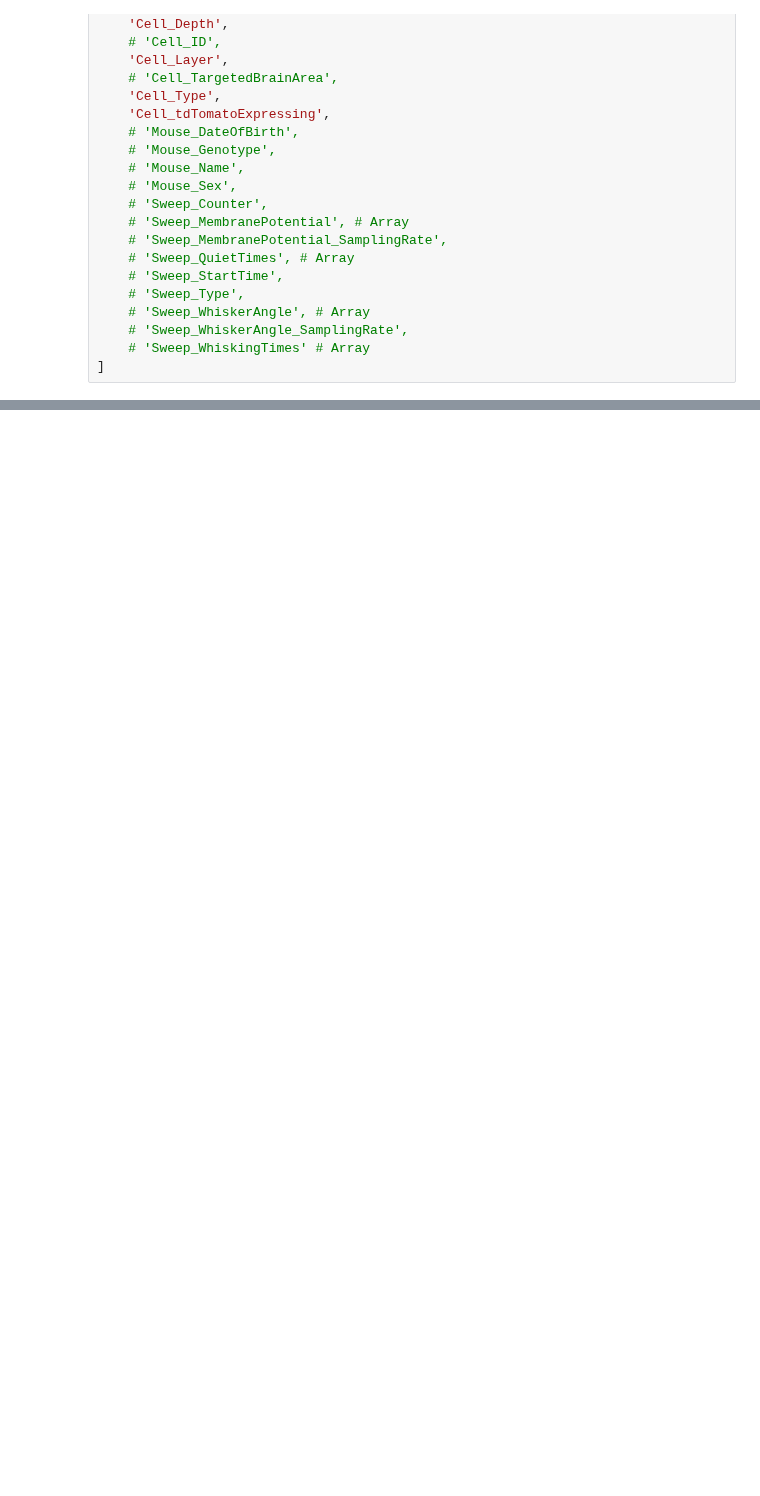
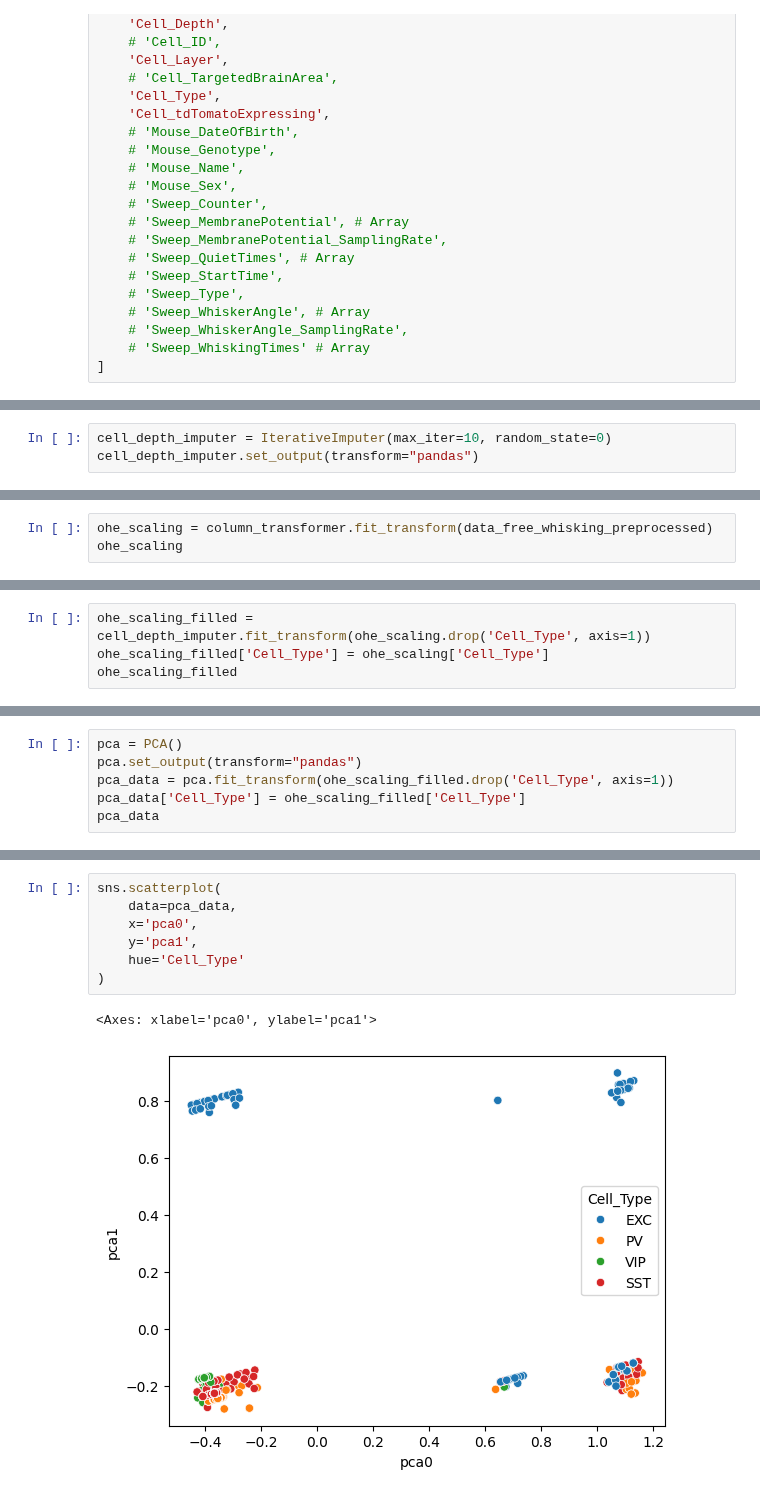
Before and after one commit to mariscoglio/bio482_cell_classifier, a Jupyter notebook: pca.ipynb, the cells around one changed output, grey strips where cells are left out. Cells and saved outputs as stored; diff of their text form; blank space fills up the shorter version.

```diff
--- a/pca.ipynb
+++ b/pca.ipynb
@@ -132,0 +203,3 @@ pca = PCA()
+# %%
+cell_depth_imputer = IterativeImputer(max_iter=10, random_state=0)
+cell_depth_imputer.set_output(transform="pandas")
@@ -132,0 +208,3 @@ pca = PCA()
+# %%
+ohe_scaling = column_transformer.fit_transform(data_free_whisking_preprocessed)
+ohe_scaling
@@ -132,0 +225,4 @@ pca = PCA()
+# %%
+ohe_scaling_filled = cell_depth_imputer.fit_transform(ohe_scaling.drop('Cell_Type', axis=1))
+ohe_scaling_filled['Cell_Type'] = ohe_scaling['Cell_Type']
+ohe_scaling_filled
@@ -132,0 +243,6 @@ pca = PCA()
+# %%
+pca = PCA()
+pca.set_output(transform="pandas")
+pca_data = pca.fit_transform(ohe_scaling_filled.drop('Cell_Type', axis=1))
+pca_data['Cell_Type'] = ohe_scaling_filled['Cell_Type']
+pca_data
@@ -132,0 +263,10 @@ pca = PCA()
+# %%
+sns.scatterplot(
+    data=pca_data,
+    x='pca0',
+    y='pca1',
+    hue='Cell_Type'
+)
+# %% [output]
+<Axes: xlabel='pca0', ylabel='pca1'>
+[figure, added]
```
Also changed, not shown: parts of 16 cells of this notebook, 1 other file.
